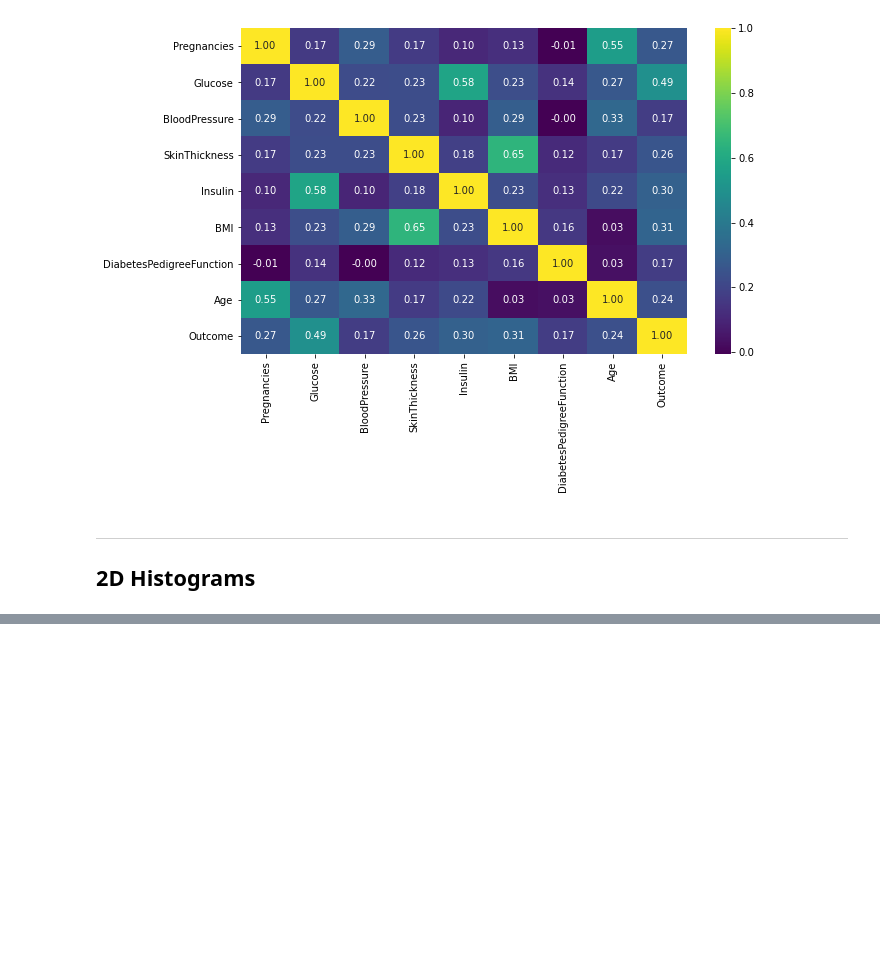
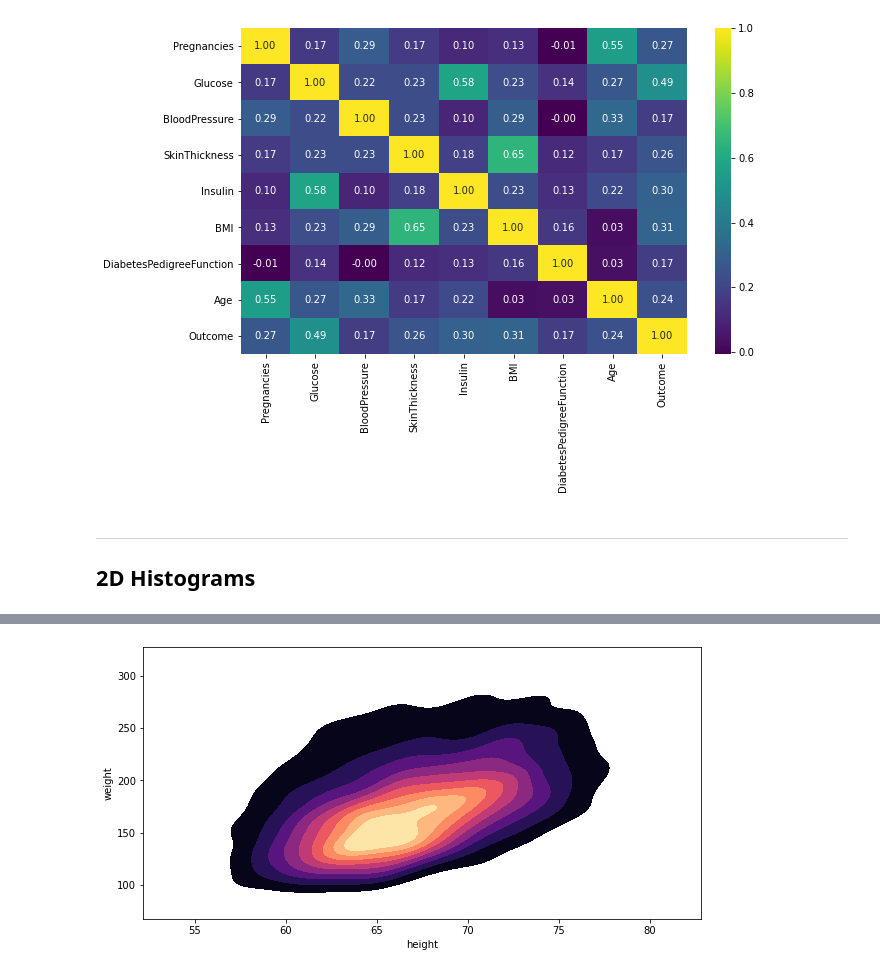
Before and after one commit to Morgan-Sell/py_stats_analysis, a Jupyter notebook: 18_ND_plots.ipynb, the cells around one changed output, grey strips where cells are left out. Cells and saved outputs as stored; diff of their text form; code cells hidden in the pictures; blank space fills up the shorter version.

```diff
--- a/18_ND_plots.ipynb
+++ b/18_ND_plots.ipynb
@@ -103,0 +159,6 @@ df2 = pd.read_cscv
+# %%
+fig, ax = plt.subplots(figsize=(10,5))
+
+sns.kdeplot(data=df2, x="height", y="weight", cmap="magma", shade=True, ax=ax);
+# %% [output]
+[figure, added]
```
Also changed, not shown: parts of 9 cells of this notebook, 1 other file.
